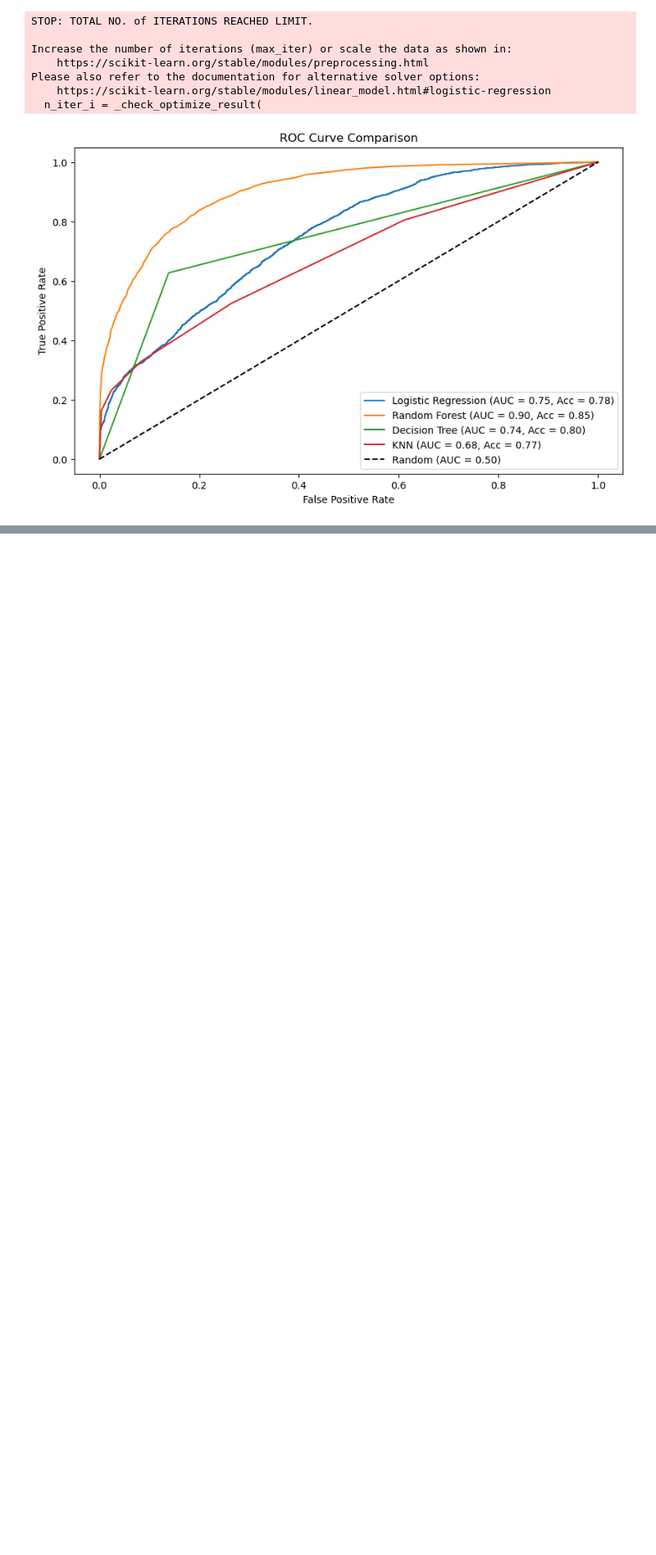
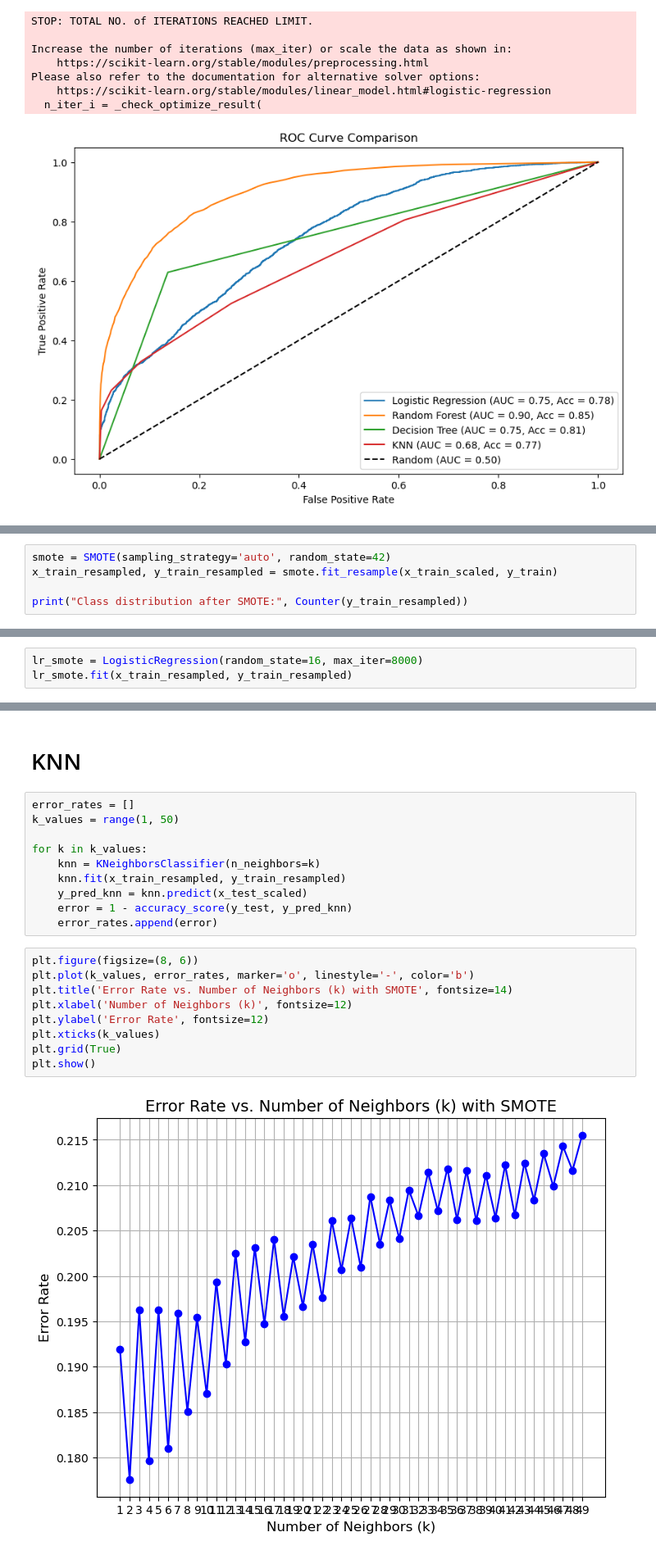
Before and after one commit to shigeokitamura/ds_301_mid_term_project, a Jupyter notebook: Emilio_Classification_Modeling.ipynb, the cells around one changed output, grey strips where cells are left out. Shown at 82% size. Saved outputs shown, nothing was run; the diff lists cells and outputs as text; blank space fills up the shorter version.

Commit message:
Applied Smote and recreated all the ML models with smote

```diff
--- a/Emilio_Classification_Modeling.ipynb
+++ b/Emilio_Classification_Modeling.ipynb
@@ -890,0 +902,5 @@ Please also refer to the documentation for alternative solver options:
+# %%
+smote = SMOTE(sampling_strategy='auto', random_state=42)
+x_train_resampled, y_train_resampled = smote.fit_resample(x_train_scaled, y_train)
+
+print("Class distribution after SMOTE:", Counter(y_train_resampled))
@@ -890,0 +913,3 @@ Please also refer to the documentation for alternative solver options:
+# %%
+lr_smote = LogisticRegression(random_state=16, max_iter=8000)
+lr_smote.fit(x_train_resampled, y_train_resampled)
@@ -890,0 +928,23 @@ Please also refer to the documentation for alternative solver options:
+# %% [markdown]
+# KNN
+# %%
+error_rates = []
+k_values = range(1, 50)
+
+for k in k_values:
+    knn = KNeighborsClassifier(n_neighbors=k)
+    knn.fit(x_train_resampled, y_train_resampled)
+    y_pred_knn = knn.predict(x_test_scaled)
+    error = 1 - accuracy_score(y_test, y_pred_knn)
+    error_rates.append(error)
+# %%
+plt.figure(figsize=(8, 6))
+plt.plot(k_values, error_rates, marker='o', linestyle='-', color='b')
+plt.title('Error Rate vs. Number of Neighbors (k) with SMOTE', fontsize=14)
+plt.xlabel('Number of Neighbors (k)', fontsize=12)
+plt.ylabel('Error Rate', fontsize=12)
+plt.xticks(k_values)
+plt.grid(True)
+plt.show()
+# %% [output]
+[figure, added]
```
Also changed, not shown: parts of 31 cells of this notebook.
